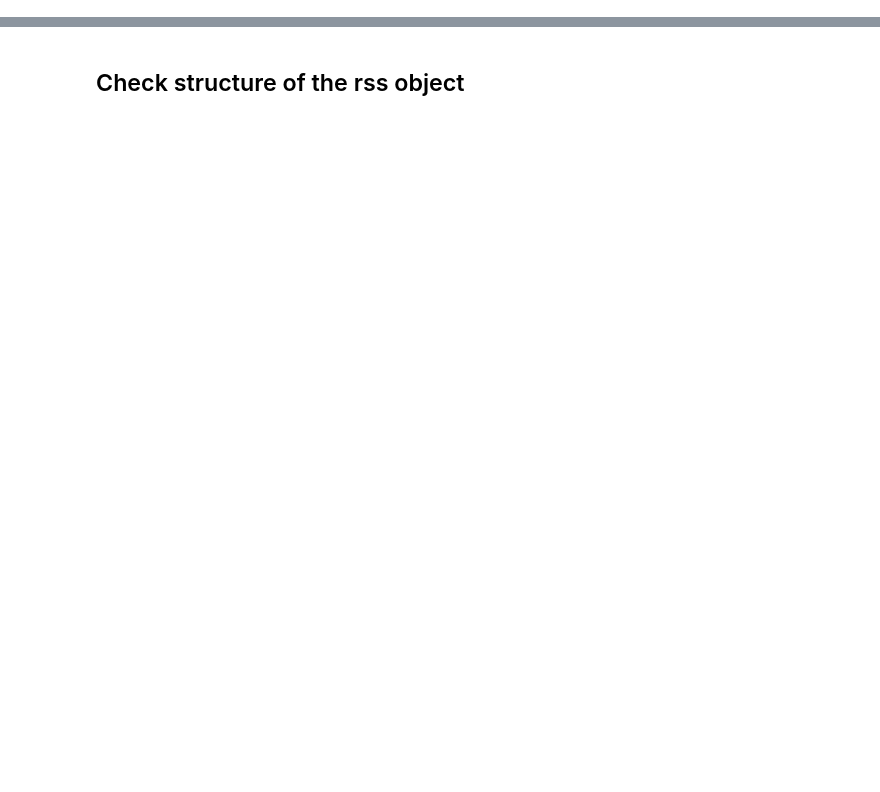
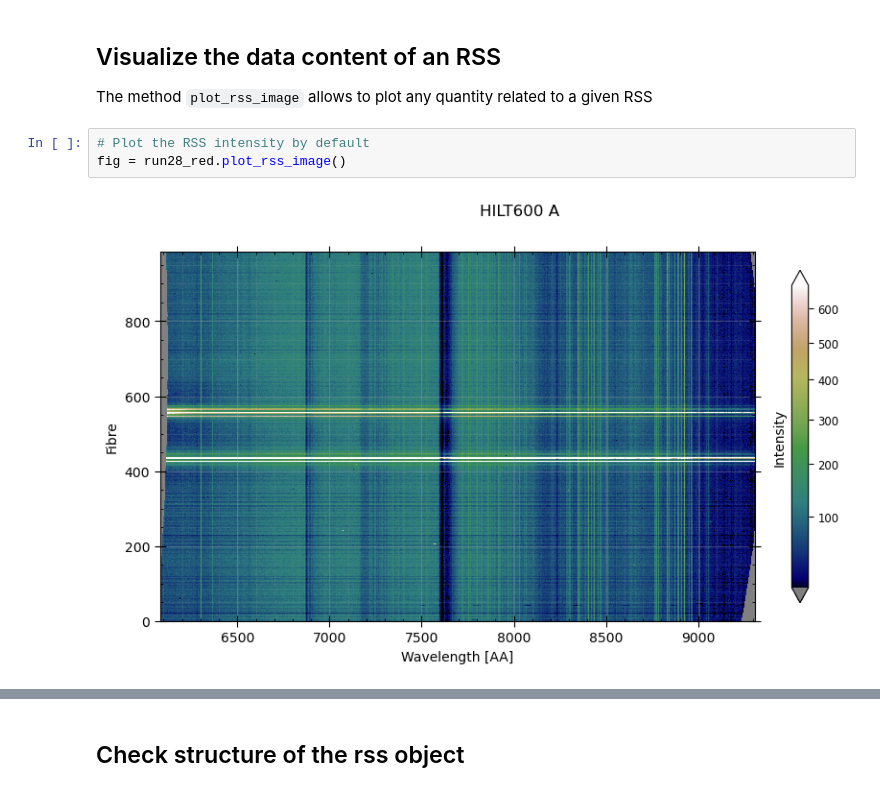
Before and after one commit to pykoala/pykoala, a Jupyter notebook: tutorials/koala_tutorial_1_intro.ipynb, the cells around one changed output, grey strips where cells are left out. Drawn from its saved outputs; the diff is of its cells as text; blank space fills up the shorter version.

```diff
--- a/tutorials/koala_tutorial_1_intro.ipynb
+++ b/tutorials/koala_tutorial_1_intro.ipynb
@@ -98,0 +69,9 @@ run28_red = koalaRSS(filename,                         # Name of the file, it co
+# %% [markdown]
+## Visualize the data content of an RSS
+
+The method `plot_rss_image` allows to plot any quantity related to a given RSS
+# %%
+# Plot the RSS intensity by default
+fig = run28_red.plot_rss_image()
+# %% [output]
+[figure, added]
```
Also changed, not shown: parts of 23 cells of this notebook.
